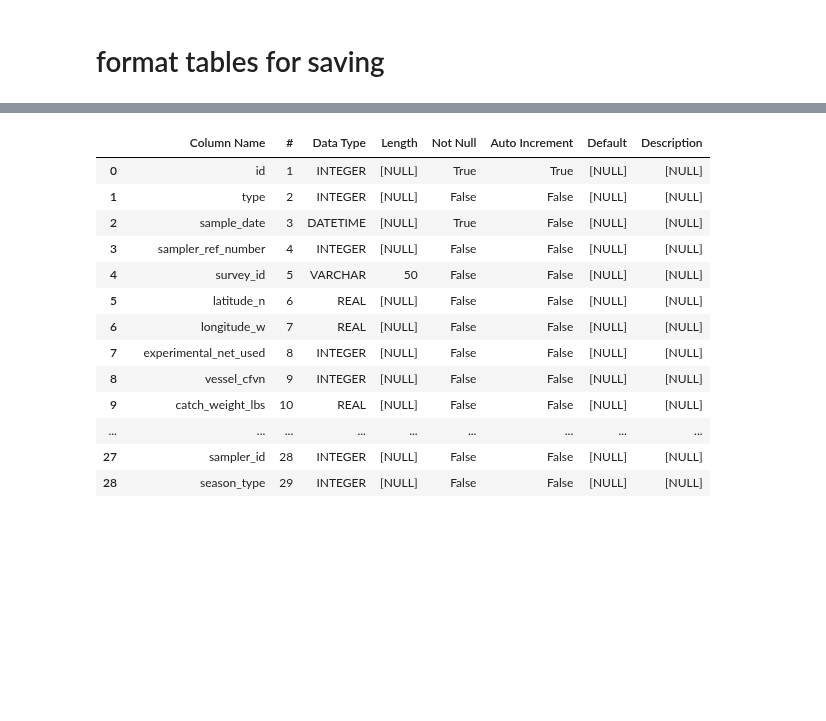
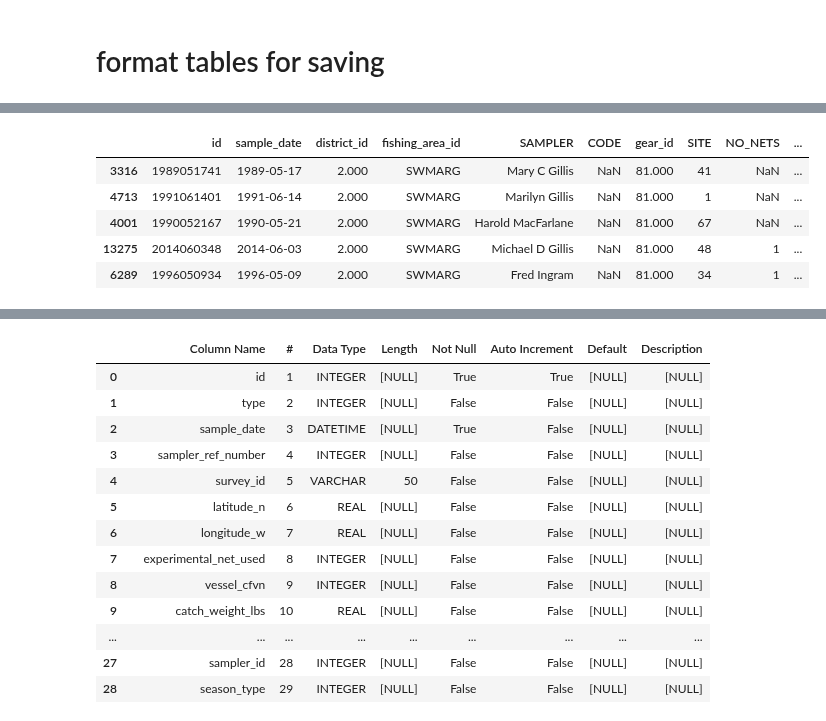
Before and after one commit to dfo-gulf-science/Gaspereau, a Jupyter notebook: 8. Data Wrangling - matching and creating tables.ipynb, the cells around one changed output, grey strips where cells are left out. Cells and saved outputs as stored; diff of their text form; code cells hidden in the pictures; blank space fills up the shorter version.

```diff
--- a/8. Data Wrangling - matching and creating tables.ipynb
+++ b/8. Data Wrangling - matching and creating tables.ipynb
@@ -419,0 +329,23 @@ pd.merge(df_SD, df_FD, left_on='id', right_on='sample_id')[merged_columns]
+# %%
+# SAMPLE DATA
+"""uses all sample-related data available - doesn't match well with herring_sample table"""
+
+# ALL CAPS FOR UNMATCHED / NEW
+rename_SD = {
+    'DATETIME': 'sample_date', 'DIST': 'district_id', 'RIVER': 'fishing_area_id',
+    'NAME': 'SAMPLER', 'code': 'CODE', 'GEAR': 'gear_id', 'SITE1': 'SITE',
+    'no_nets': 'NO_NETS', 'catch_lbs': 'catch_weight_lbs', 'hours_fished': 'HOURS_FISHED',
+    'zone': 'ZONE', 'last_name': 'LAST_NAME', 'comments': 'remarks',
+    'bycatch_sbass': 'BYCATCH_SBASS', 'bycatch_shad': 'BYCATCH_SHAD', 'bycatch_other': 'BYCATCH_OTHER',
+    'wt_lbs': 'sample_weight_lbs'
+}
+
+gaspereau_sample = pd.merge(
+    df_SD[[
+        'id', 'DATETIME', 'DIST', 'RIVER', 'NAME', 'code', 'GEAR', 'SITE1', 'no_nets', 'catch_lbs', 'hours_fished',
+        'zone', 'last_name', 'comments', 'bycatch_sbass', 'bycatch_shad', 'bycatch_other'
+    ]],
+    df_LF[['id', 'wt_lbs']],
+    on='id',
+    how='left'  # all samples
+).drop_duplicates().reset_index(drop=True).rename(columns=rename_SD)
@@ -419,0 +370,9 @@ pd.merge(df_SD, df_FD, left_on='id', right_on='sample_id')[merged_columns]
+# %%
+gaspereau_sample.sample(5)
+# %% [output]
+|  | id | sample_date | district_id | fishing_area_id | SAMPLER | CODE | gear_id | SITE | NO_NETS | ... |
+| 3316 | 1989051741 | 1989-05-17 | 2.000 | SWMARG | Mary C Gillis | NaN | 81.000 | 41 | NaN | ... |
+| 4713 | 1991061401 | 1991-06-14 | 2.000 | SWMARG | Marilyn Gillis | NaN | 81.000 | 1 | NaN | ... |
+| 4001 | 1990052167 | 1990-05-21 | 2.000 | SWMARG | Harold MacFarlane | NaN | 81.000 | 67 | NaN | ... |
+| 13275 | 2014060348 | 2014-06-03 | 2.000 | SWMARG | Michael D Gillis | NaN | 81.000 | 48 | 1 | ... |
+| 6289 | 1996050934 | 1996-05-09 | 2.000 | SWMARG | Fred Ingram | NaN | 81.000 | 34 | 1 | ... |
```
Also changed, not shown: parts of 36 cells of this notebook.
